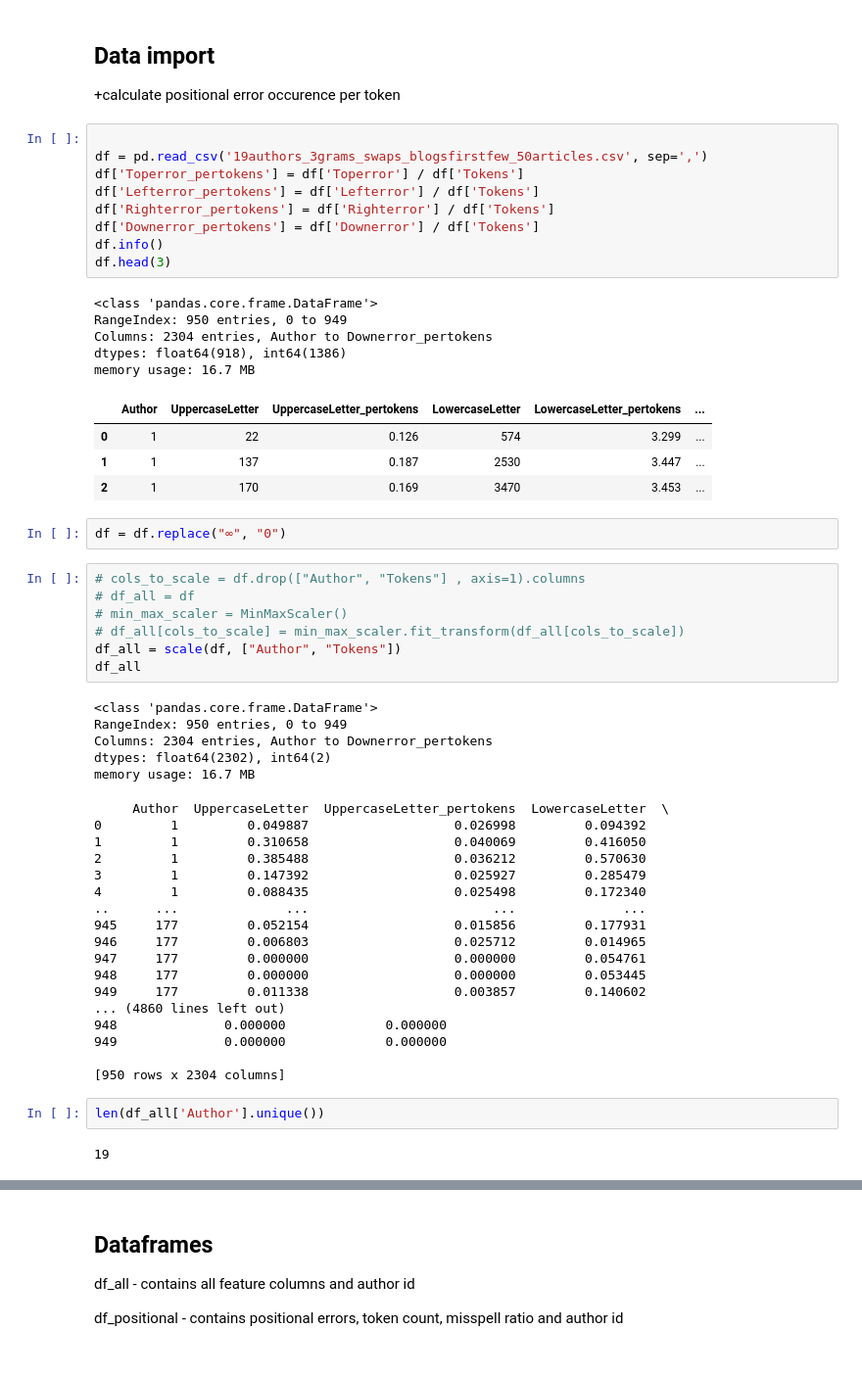
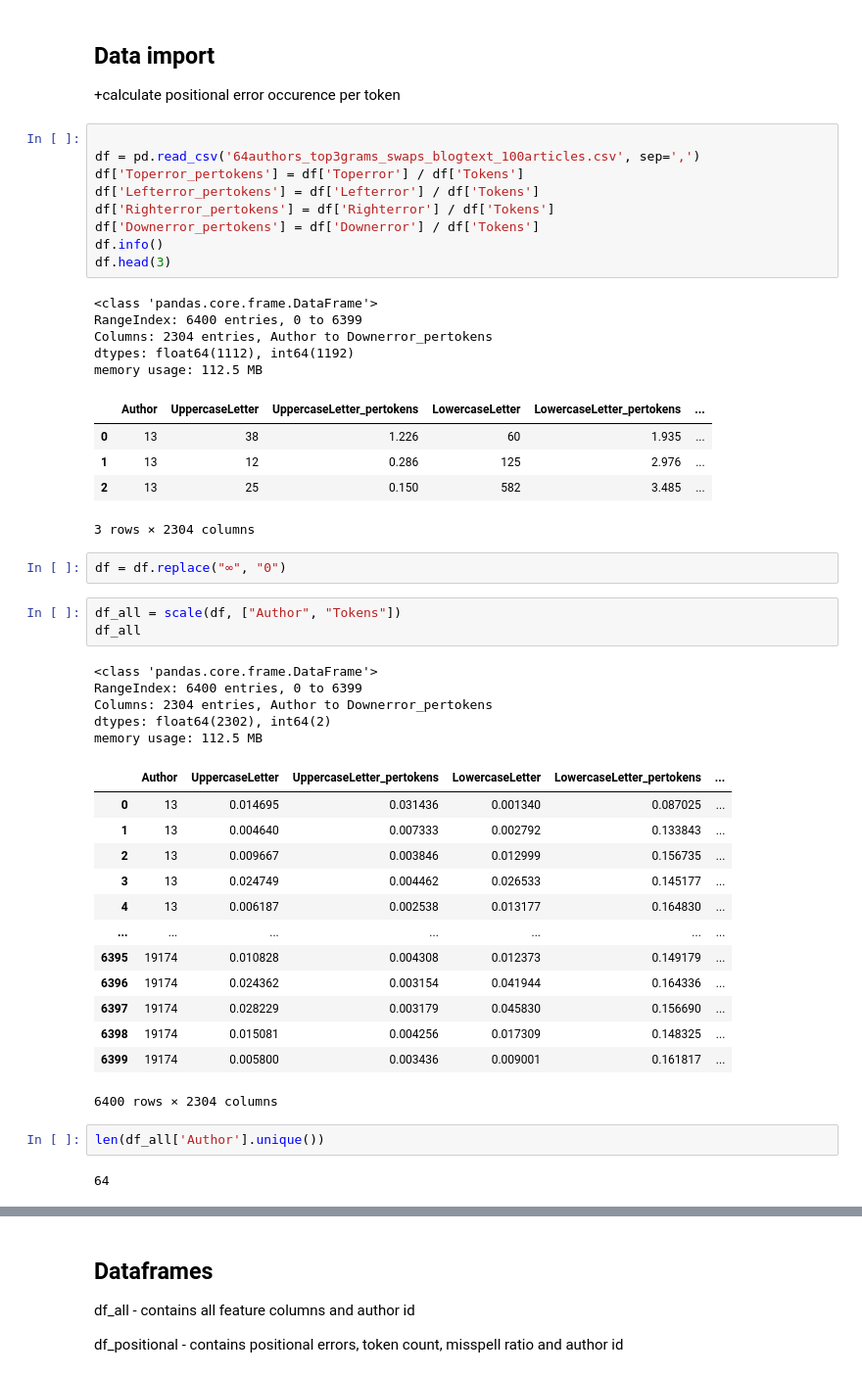
Before and after one commit to Andser99/Stylometry, a Jupyter notebook: Python/Models.ipynb, the cells around one changed output, grey strips where cells are left out. Shown at 98% size. Drawn from its saved outputs; the diff is of its cells as text.

```diff
--- a/Python/Models.ipynb
+++ b/Python/Models.ipynb
@@ -73,56 +80,49 @@ def evaluate(real, predicted):
 \+calculate positional error occurence per token
 # %%
 
-df = pd.read_csv('19authors_3grams_swaps_blogsfirstfew_50articles.csv', sep=',')
+df = pd.read_csv('64authors_top3grams_swaps_blogtext_100articles.csv', sep=',')
 df['Toperror_pertokens'] = df['Toperror'] / df['Tokens']
 df['Lefterror_pertokens'] = df['Lefterror'] / df['Tokens']
 df['Righterror_pertokens'] = df['Righterror'] / df['Tokens']
 df['Downerror_pertokens'] = df['Downerror'] / df['Tokens']
 df.info()
 df.head(3)
 # %% [output]
 <class 'pandas.core.frame.DataFrame'>
-RangeIndex: 950 entries, 0 to 949
+RangeIndex: 6400 entries, 0 to 6399
 Columns: 2304 entries, Author to Downerror_pertokens
-dtypes: float64(918), int64(1386)
-memory usage: 16.7 MB
+dtypes: float64(1112), int64(1192)
+memory usage: 112.5 MB
 |  | Author | UppercaseLetter | UppercaseLetter_pertokens | LowercaseLetter | LowercaseLetter_pertokens | ... |
-| 0 | 1 | 22 | 0.126 | 574 | 3.299 | ... |
-| 1 | 1 | 137 | 0.187 | 2530 | 3.447 | ... |
-| 2 | 1 | 170 | 0.169 | 3470 | 3.453 | ... |
+| 0 | 13 | 38 | 1.226 | 60 | 1.935 | ... |
+| 1 | 13 | 12 | 0.286 | 125 | 2.976 | ... |
+| 2 | 13 | 25 | 0.150 | 582 | 3.485 | ... |
+3 rows × 2304 columns
 # %%
 df = df.replace("∞", "0")
 # %%
-# cols_to_scale = df.drop(["Author", "Tokens"] , axis=1).columns
-# df_all = df
-# min_max_scaler = MinMaxScaler()
-# df_all[cols_to_scale] = min_max_scaler.fit_transform(df_all[cols_to_scale])
 df_all = scale(df, ["Author", "Tokens"])
 df_all
 # %% [output]
 <class 'pandas.core.frame.DataFrame'>
-RangeIndex: 950 entries, 0 to 949
+RangeIndex: 6400 entries, 0 to 6399
 Columns: 2304 entries, Author to Downerror_pertokens
 dtypes: float64(2302), int64(2)
-memory usage: 16.7 MB
+memory usage: 112.5 MB
+|  | Author | UppercaseLetter | UppercaseLetter_pertokens | LowercaseLetter | LowercaseLetter_pertokens | ... |
+| 0 | 13 | 0.014695 | 0.031436 | 0.001340 | 0.087025 | ... |
+| 1 | 13 | 0.004640 | 0.007333 | 0.002792 | 0.133843 | ... |
+| 2 | 13 | 0.009667 | 0.003846 | 0.012999 | 0.156735 | ... |
+| 3 | 13 | 0.024749 | 0.004462 | 0.026533 | 0.145177 | ... |
+| 4 | 13 | 0.006187 | 0.002538 | 0.013177 | 0.164830 | ... |
+| ... | ... | ... | ... | ... | ... | ... |
+| 6395 | 19174 | 0.010828 | 0.004308 | 0.012373 | 0.149179 | ... |
+| 6396 | 19174 | 0.024362 | 0.003154 | 0.041944 | 0.164336 | ... |
+| 6397 | 19174 | 0.028229 | 0.003179 | 0.045830 | 0.156690 | ... |
+| 6398 | 19174 | 0.015081 | 0.004256 | 0.017309 | 0.148325 | ... |
+| 6399 | 19174 | 0.005800 | 0.003436 | 0.009001 | 0.161817 | ... |
-     Author  UppercaseLetter  UppercaseLetter_pertokens  LowercaseLetter  \
-0         1         0.049887                   0.026998         0.094392
-1         1         0.310658                   0.040069         0.416050
-2         1         0.385488                   0.036212         0.570630
-3         1         0.147392                   0.025927         0.285479
-4         1         0.088435                   0.025498         0.172340
-..      ...              ...                        ...              ...
-945     177         0.052154                   0.015856         0.177931
-946     177         0.006803                   0.025712         0.014965
-947     177         0.000000                   0.000000         0.054761
-948     177         0.000000                   0.000000         0.053445
-949     177         0.011338                   0.003857         0.140602
-... (4860 lines left out)
-948              0.000000             0.000000
-949              0.000000             0.000000
-
-[950 rows x 2304 columns]
+6400 rows × 2304 columns
 # %%
 len(df_all['Author'].unique())
 # %% [output]
-19
+64
```
Also changed, not shown: parts of 28 cells of this notebook, 7 other files.
